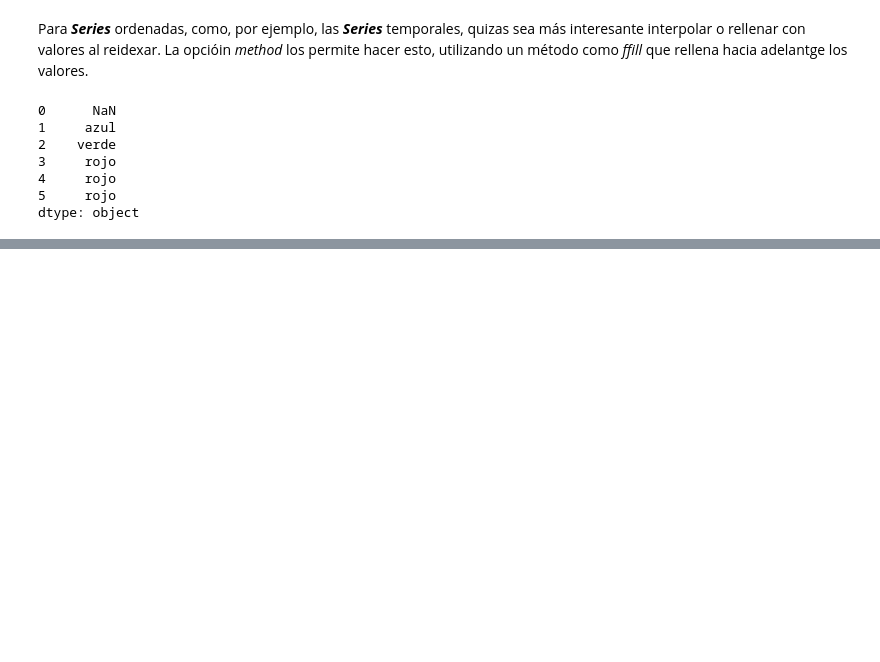
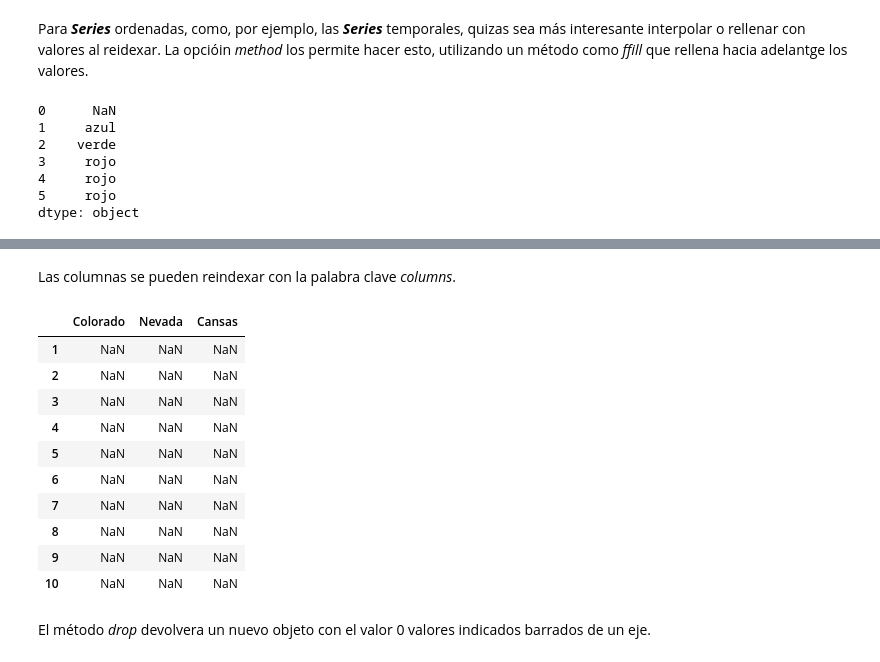
Before and after one commit to SaitoM17/ejerciciosAnalisisDatos, a Jupyter notebook: scripts/pandas_practica.ipynb, the cells around one changed output, grey strips where cells are left out. Drawn from its saved outputs; the diff is of its cells as text; code cells hidden in the pictures; blank space fills up the shorter version.

```diff
--- a/scripts/pandas_practica.ipynb
+++ b/scripts/pandas_practica.ipynb
@@ -277,0 +302,22 @@ dtype: object
+# %% [markdown]
+Las columnas se pueden reindexar con la palabra clave *columns*.
+# %%
+state = ['Colorado','Nevada','Cansas']
+frame3.reindex(columns=state)
+
+#Otra opción
+frame3.reindex(state, axis='columns')
+# %% [output]
+|  | Colorado | Nevada | Cansas |
+| 1 | NaN | NaN | NaN |
+| 2 | NaN | NaN | NaN |
+| 3 | NaN | NaN | NaN |
+| 4 | NaN | NaN | NaN |
+| 5 | NaN | NaN | NaN |
+| 6 | NaN | NaN | NaN |
+| 7 | NaN | NaN | NaN |
+| 8 | NaN | NaN | NaN |
+| 9 | NaN | NaN | NaN |
+| 10 | NaN | NaN | NaN |
+# %% [markdown]
+El método *drop* devolvera un nuevo objeto con el valor 0 valores indicados barrados de un eje.
```
Also changed, not shown: parts of 76 cells of this notebook.
